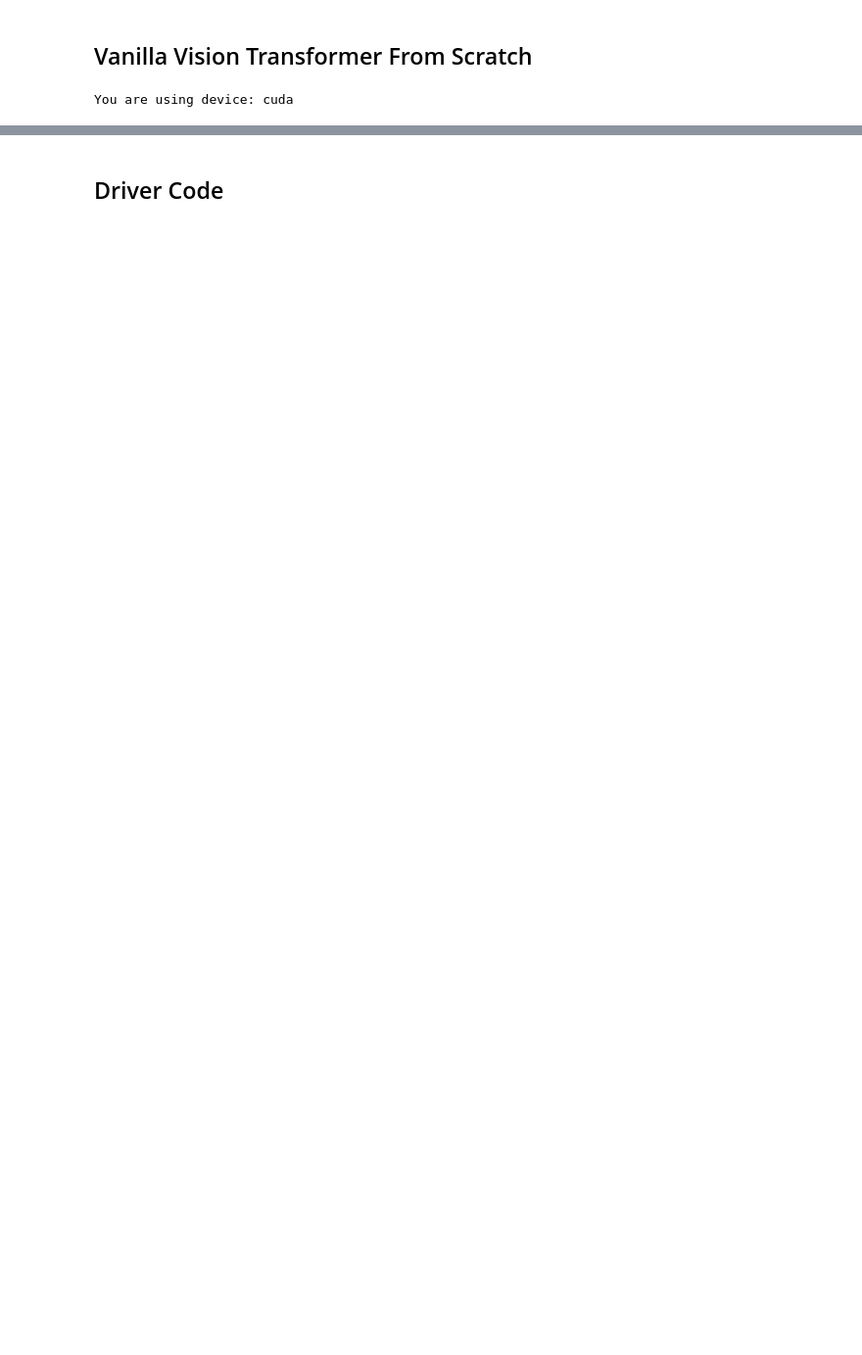
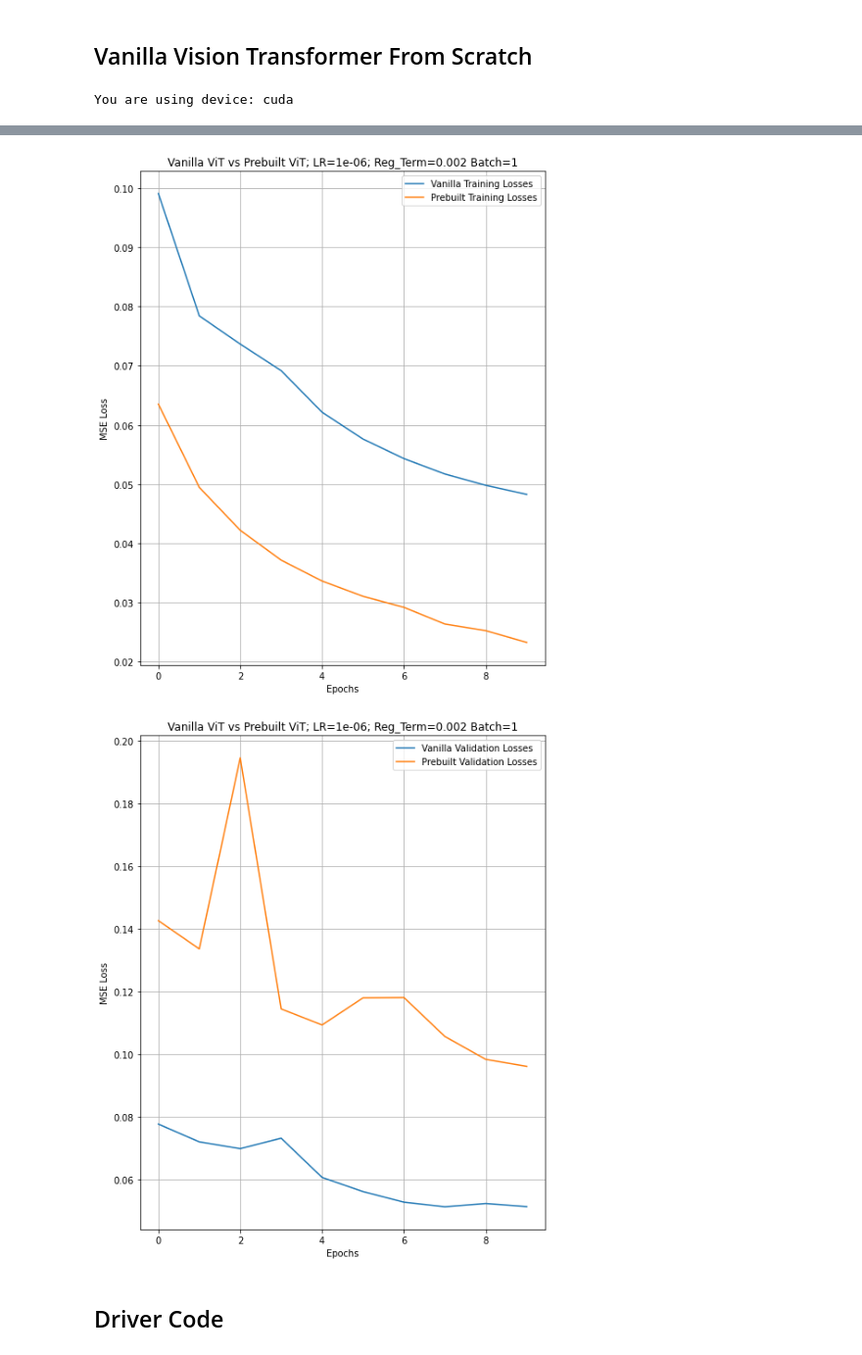
Before and after one commit to mchockal/gcs, a Jupyter notebook: base_vanilla_vit.ipynb, the cells around one changed output, grey strips where cells are left out. Shown at 98% size. Cells and saved outputs as stored; diff of their text form; code cells hidden in the pictures; blank space fills up the shorter version.

Commit message:
added code for plotting comparisons

```diff
--- a/base_vanilla_vit.ipynb
+++ b/base_vanilla_vit.ipynb
@@ -278,3 +352,73 @@ Epoch: [1][5290/6762]   Time 0.012 (
+# %%
+# code for generating plot for vanilla and prebuilt
+vanilla_training_loss = [0.09905915709132304,
+                    0.0784003818975485,
+                    0.07363348533988995,
+                    0.069148054082305,
+                    0.06212495814040503,
+                    0.05759734464986524,
+                    0.05429536904009871,
+                    0.05169705784030704,
+                    0.049781609800101656,
+                    0.04824956861140967]
+
+vanilla_valid_loss = [0.07760853617163896,
+                      0.0719578883603961,
+                      0.0697927637106,
+                      0.07312821678814051,
+                      0.06061004721646053,
+                      0.0561037625652976,
+                      0.05272295393157287,
+                      0.051255881203445305,
+                      0.052293862858865794,
+                      0.05130610760790127]
+
+prebuilt_training_loss = [0.06349733506052367,
+                          0.049434915306017825,
+                          0.04219180715521671,
+                          0.03714984642676089,
+                          0.03362147771533171,
+                          0.031040139911289885,
+                          0.029178072619634964,
+                          0.02635915828785801,
+                          0.025237561601976908,
+                          0.023251636363512906]
+
+prebuilt_valid_loss = [0.14251683893504524,
+                       0.13349119205497767,
+                       0.1944447537621251,
+                       0.11436167454415362,
+                       0.10923971827740678,
+                       0.11789517432492107,
+                       0.11800127145055825,
+                       0.10557344819431186,
+                       0.09827261731688038,
+                       0.09604576804236971]
+
+fig1, ax1 = plt.subplots(figsize=(8, 10))
+ax1.plot(vanilla_training_loss, label='Vanilla Training Losses')
+ax1.plot(prebuilt_training_loss, label='Prebuilt Training Losses')
+ax1.set_xlabel('Epochs')
+ax1.set_ylabel('MSE Loss')
+ax1.set_title(f'Vanilla ViT vs Prebuilt ViT; LR={LEARNING_RATE}; Reg_Term={WEIGHT_DECAY_REGULARIZATION_TERM} Batch={BATCH_SIZE}')
+ax1.legend(loc="best")
+plt.grid()
+plt.savefig('comp_train_1.png')
+plt.show()
+
+fig2, ax2 = plt.subplots(figsize=(8,10))
+ax2.plot(vanilla_valid_loss, label='Vanilla Validation Losses')
+ax2.plot(prebuilt_valid_loss, label='Prebuilt Validation Losses')
+ax2.set_xlabel('Epochs')
+ax2.set_ylabel('MSE Loss')
+ax2.set_title(f'Vanilla ViT vs Prebuilt ViT; LR={LEARNING_RATE}; Reg_Term={WEIGHT_DECAY_REGULARIZATION_TERM} Batch={BATCH_SIZE}')
+ax2.legend(loc="best")
+plt.grid()
+plt.savefig('comp_val_1.png')
+plt.show()
+# %% [output]
+[figure, added]
+[figure, added]
 # %% [markdown]
 ## Driver Code
 # %%
```
Also changed, not shown: parts of 7 cells of this notebook.
